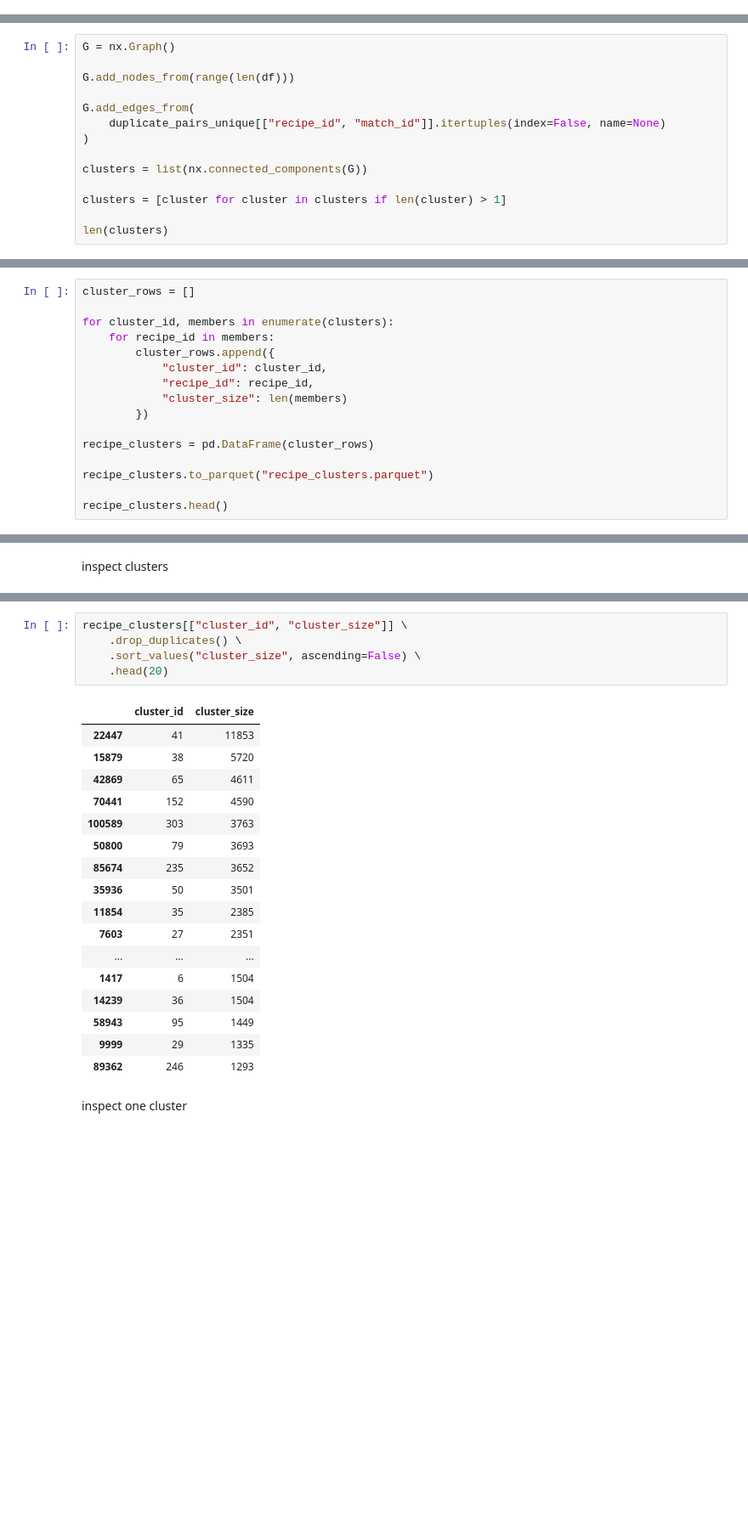
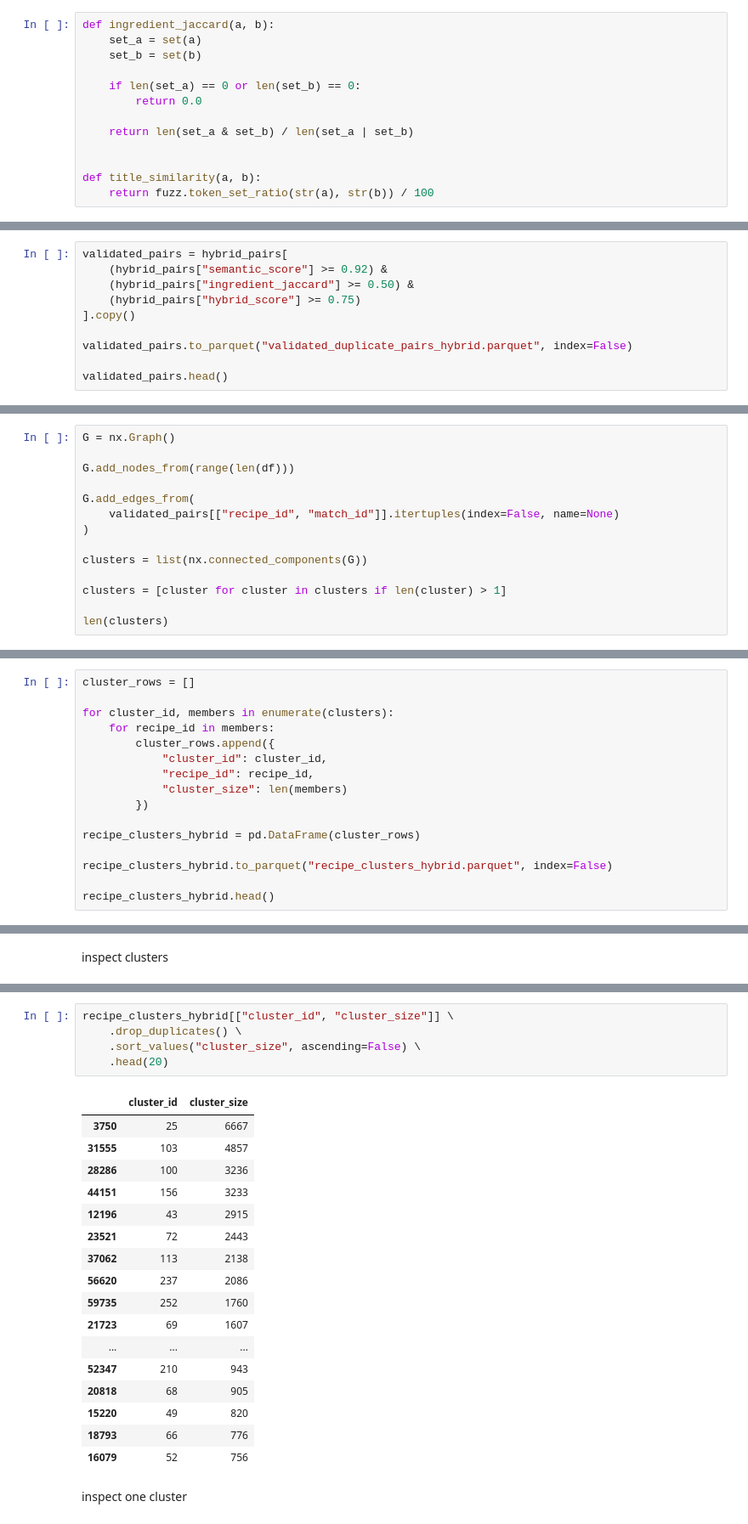
Before and after one commit to dcosta224/Capstone, a Jupyter notebook: exploration.ipynb, the cells around one changed output, grey strips where cells are left out. Shown at 85% size. Drawn from its saved outputs; the diff is of its cells as text; blank space fills up the shorter version.

Commit message:
explored de-duplication, and prototype ingredient match
Finished a basic start to ingredient matching, and explored secondary de-duplication method that we may wish to use in future stages

```diff
--- a/exploration.ipynb
+++ b/exploration.ipynb
@@ -269,0 +306,13 @@ duplicate_pairs_unique.head()
+# %%
+def ingredient_jaccard(a, b):
+    set_a = set(a)
+    set_b = set(b)
+
+    if len(set_a) == 0 or len(set_b) == 0:
+        return 0.0
+
+    return len(set_a & set_b) / len(set_a | set_b)
+
+
+def title_similarity(a, b):
+    return fuzz.token_set_ratio(str(a), str(b)) / 100
@@ -269,0 +365,10 @@ duplicate_pairs_unique.head()
+# %%
+validated_pairs = hybrid_pairs[
+    (hybrid_pairs["semantic_score"] >= 0.92) &
+    (hybrid_pairs["ingredient_jaccard"] >= 0.50) &
+    (hybrid_pairs["hybrid_score"] >= 0.75)
+].copy()
+
+validated_pairs.to_parquet("validated_duplicate_pairs_hybrid.parquet", index=False)
+
+validated_pairs.head()
@@ -275,7 +387,7 @@ G = nx.Graph()
 G.add_nodes_from(range(len(df)))
 
 G.add_edges_from(
-    duplicate_pairs_unique[["recipe_id", "match_id"]].itertuples(index=False, name=None)
+    validated_pairs[["recipe_id", "match_id"]].itertuples(index=False, name=None)
 )
 
 clusters = list(nx.connected_components(G))
@@ -298,11 +410,11 @@ for cluster_id, members in enumerate(clusters):
             "cluster_size": len(members)
         })
 
-recipe_clusters = pd.DataFrame(cluster_rows)
+recipe_clusters_hybrid = pd.DataFrame(cluster_rows)
 
-recipe_clusters.to_parquet("recipe_clusters.parquet")
+recipe_clusters_hybrid.to_parquet("recipe_clusters_hybrid.parquet", index=False)
 
-recipe_clusters.head()
+recipe_clusters_hybrid.head()
 # %% [output]
 |  | cluster_id | recipe_id | cluster_size |
 | 0 | 0 | 2 | 2 |
@@ -336,27 +448,27 @@ cluster_size
 Name: count, dtype: int64
 # %%
-recipe_clusters[["cluster_id", "cluster_size"]] \
+recipe_clusters_hybrid[["cluster_id", "cluster_size"]] \
     .drop_duplicates() \
     .sort_values("cluster_size", ascending=False) \
     .head(20)
 # %% [output]
 |  | cluster_id | cluster_size |
-| 22447 | 41 | 11853 |
-| 15879 | 38 | 5720 |
-| 42869 | 65 | 4611 |
-| 70441 | 152 | 4590 |
-| 100589 | 303 | 3763 |
-| 50800 | 79 | 3693 |
-| 85674 | 235 | 3652 |
-| 35936 | 50 | 3501 |
-| 11854 | 35 | 2385 |
-| 7603 | 27 | 2351 |
+| 3750 | 25 | 6667 |
+| 31555 | 103 | 4857 |
+| 28286 | 100 | 3236 |
+| 44151 | 156 | 3233 |
+| 12196 | 43 | 2915 |
+| 23521 | 72 | 2443 |
+| 37062 | 113 | 2138 |
+| 56620 | 237 | 2086 |
+| 59735 | 252 | 1760 |
+| 21723 | 69 | 1607 |
 | ... | ... | ... |
-| 1417 | 6 | 1504 |
-| 14239 | 36 | 1504 |
-| 58943 | 95 | 1449 |
-| 9999 | 29 | 1335 |
-| 89362 | 246 | 1293 |
+| 52347 | 210 | 943 |
+| 20818 | 68 | 905 |
+| 15220 | 49 | 820 |
+| 18793 | 66 | 776 |
+| 16079 | 52 | 756 |
 # %% [markdown]
 inspect one cluster
 # %%
```
Also changed, not shown: parts of 28 cells of this notebook, 1 other file.
